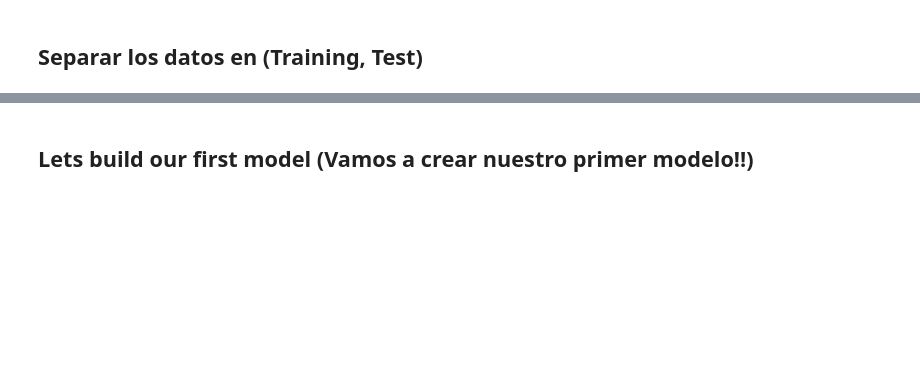
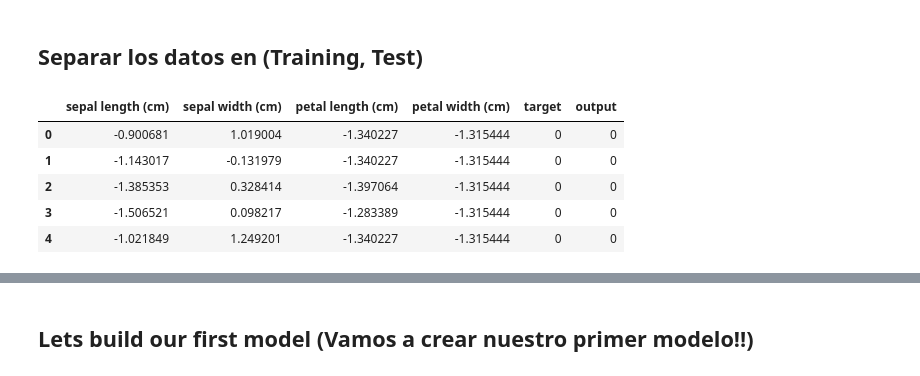
Before and after one commit to jesuspereyrad/DataScience-Notebooks, a Jupyter notebook: Taller.ipynb, the cells around one changed output, grey strips where cells are left out. Saved outputs shown, nothing was run; the diff lists cells and outputs as text; code cells hidden in the pictures; blank space fills up the shorter version.

```diff
--- a/Taller.ipynb
+++ b/Taller.ipynb
@@ -63,0 +231,2 @@ import matplotlib.pyplot as plt
+# %%
+scaler.fit(df_input)
@@ -63,0 +255,2 @@ import matplotlib.pyplot as plt
+# %%
+df[['sepal length (cm)','sepal width (cm)', 'petal length (cm)', 'petal width (cm)']] = (scaler.transform(df_input))# !pip install --upgrade sklearn
@@ -64,4 +266,16 @@ import matplotlib.pyplot as plt
 # %% [markdown]
 ## Separar los datos en (Training, Test)
+# %%
+df = df.join(pd.DataFrame(y, columns=['output']))
 # %%
-#Split training / Test in (##)%
+#Split training / Test in 80% / 20%
+training = df[:120]
+# %%
+training.head()
+# %% [output]
+|  | sepal length (cm) | sepal width (cm) | petal length (cm) | petal width (cm) | target | output |
+| 0 | -0.900681 | 1.019004 | -1.340227 | -1.315444 | 0 | 0 |
+| 1 | -1.143017 | -0.131979 | -1.340227 | -1.315444 | 0 | 0 |
+| 2 | -1.385353 | 0.328414 | -1.397064 | -1.315444 | 0 | 0 |
+| 3 | -1.506521 | 0.098217 | -1.283389 | -1.315444 | 0 | 0 |
+| 4 | -1.021849 | 1.249201 | -1.340227 | -1.315444 | 0 | 0 |
```
Also changed, not shown: parts of 51 cells of this notebook.
